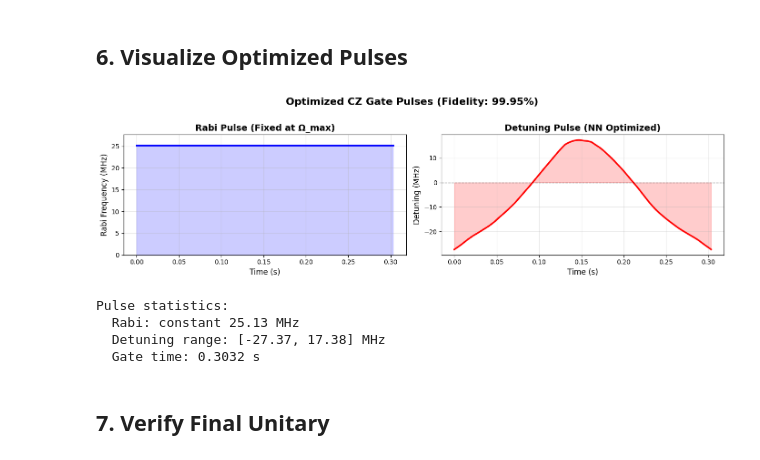
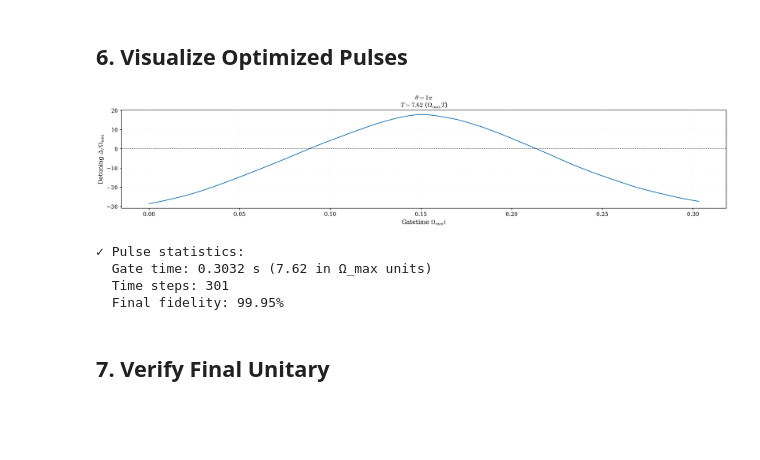
Before and after one commit to quantockhills/qneural, a Jupyter notebook: examples/cz_gate_optimization.ipynb, the cells around one changed output. Cells and saved outputs as stored; diff of their text form; code cells hidden in the pictures; blank space fills up the shorter version.

```diff
--- a/examples/cz_gate_optimization.ipynb
+++ b/examples/cz_gate_optimization.ipynb
@@ -200,59 +181,29 @@ Converged to >99% fidelity: True
 # %% [markdown]
 ## 6. Visualize Optimized Pulses
-# %%
-# Generate pulses from trained network
-n_steps = trainer.pulse_generator.n_time_steps
-time_grid = torch.linspace(0, 1, n_steps)
-angles_repeated = target_angle.repeat_interleave(n_steps)
-time_repeated = time_grid.repeat(len(target_angle))
-inputs = torch.stack([angles_repeated, time_repeated], dim=1)
-
-with torch.no_grad():
-    network.eval()
-    detuning_out = network(inputs).reshape(n_steps)
-    detuning_vals = trainer.pulse_generator.scale_output(detuning_out, 0)
-
-# Create time array
-times = np.linspace(0, gate_time, n_steps)
-rabi_vals = np.ones(n_steps) * rabi_max
-detuning_plot = detuning_vals.numpy()
-
-# Plot
-fig, (ax1, ax2) = plt.subplots(1, 2, figsize=(14, 4))
-
-# Rabi pulse (constant)
-ax1.plot(times, rabi_vals, 'b-', linewidth=2.5)
-ax1.fill_between(times, 0, rabi_vals, alpha=0.2, color='blue')
-ax1.set_xlabel('Time (s)', fontsize=12)
-ax1.set_ylabel('Rabi Frequency (MHz)', fontsize=12)
-ax1.set_title('Rabi Pulse (Fixed at Ω_max)', fontsize=14, fontweight='bold')
-ax1.grid(True, alpha=0.3)
-ax1.set_ylim([0, rabi_max * 1.1])
-
-# Detuning pulse (learned)
-ax2.plot(times, detuning_plot, 'r-', linewidth=2.5)
-ax2.fill_between(times, 0, detuning_plot, alpha=0.2, color='red')
-ax2.axhline(y=0, color='k', linestyle='--', linewidth=1, alpha=0.5)
-ax2.set_xlabel('Time (s)', fontsize=12)
-ax2.set_ylabel('Detuning (MHz)', fontsize=12)
-ax2.set_title('Detuning Pulse (NN Optimized)', fontsize=14, fontweight='bold')
-ax2.grid(True, alpha=0.3)
-
-plt.suptitle(f'Optimized CZ Gate Pulses (Fidelity: {final_fidelity:.2f}%)',
-             fontsize=16, fontweight='bold', y=1.02)
-plt.tight_layout()
-plt.show()
-
-print(f"\nPulse statistics:")
-print(f"  Rabi: constant {rabi_max:.2f} MHz")
-print(f"  Detuning range: [{detuning_plot.min():.2f}, {detuning_plot.max():.2f}] MHz")
-print(f"  Gate time: {gate_time:.4f} s")
-# %% [output]
-[figure, removed]
-Pulse statistics:
-  Rabi: constant 25.13 MHz
-  Detuning range: [-27.37, 17.38] MHz
-  Gate time: 0.3032 s
+# %%
+# Use unified visualization module
+from qneural.analysis import plot_detuning_pulses
+
+# Visualize optimized pulses
+plot_detuning_pulses(
+    trainer,
+    angles=[target_angle],
+    gate_time=gate_time,
+    rabi_max=rabi_max,
+    save_path=None,  # Set to 'pulses.png' to save
+    show=True
+)
+
+print(f"\n✓ Pulse statistics:")
+print(f"  Gate time: {gate_time:.4f} s ({gate_time * rabi_max:.2f} in Ω_max units)")
+print(f"  Time steps: {trainer.pulse_generator.n_time_steps}")
+print(f"  Final fidelity: {final_fidelity:.2f}%")
+# %% [output]
+[figure, added]
+✓ Pulse statistics:
+  Gate time: 0.3032 s (7.62 in Ω_max units)
+  Time steps: 301
+  Final fidelity: 99.95%
 # %% [markdown]
 ## 7. Verify Final Unitary
 # %%
```
Also changed, not shown: parts of 9 cells of this notebook, 1 other file.
